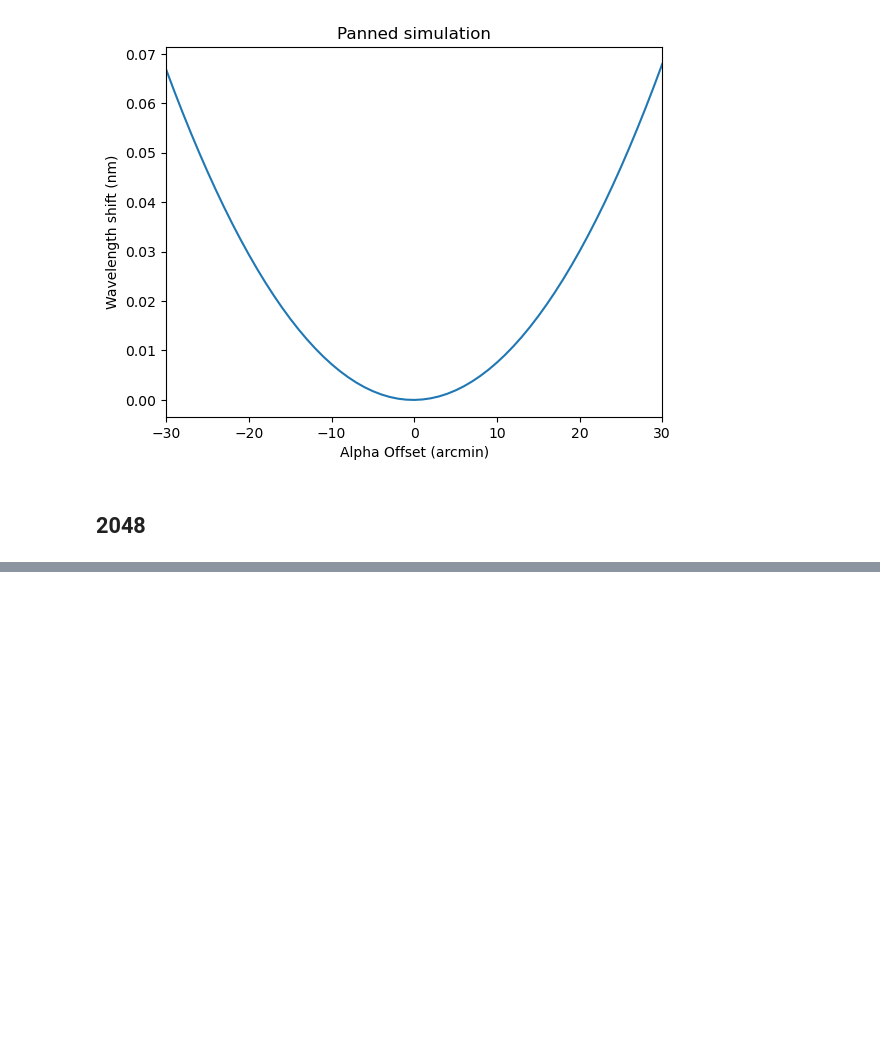
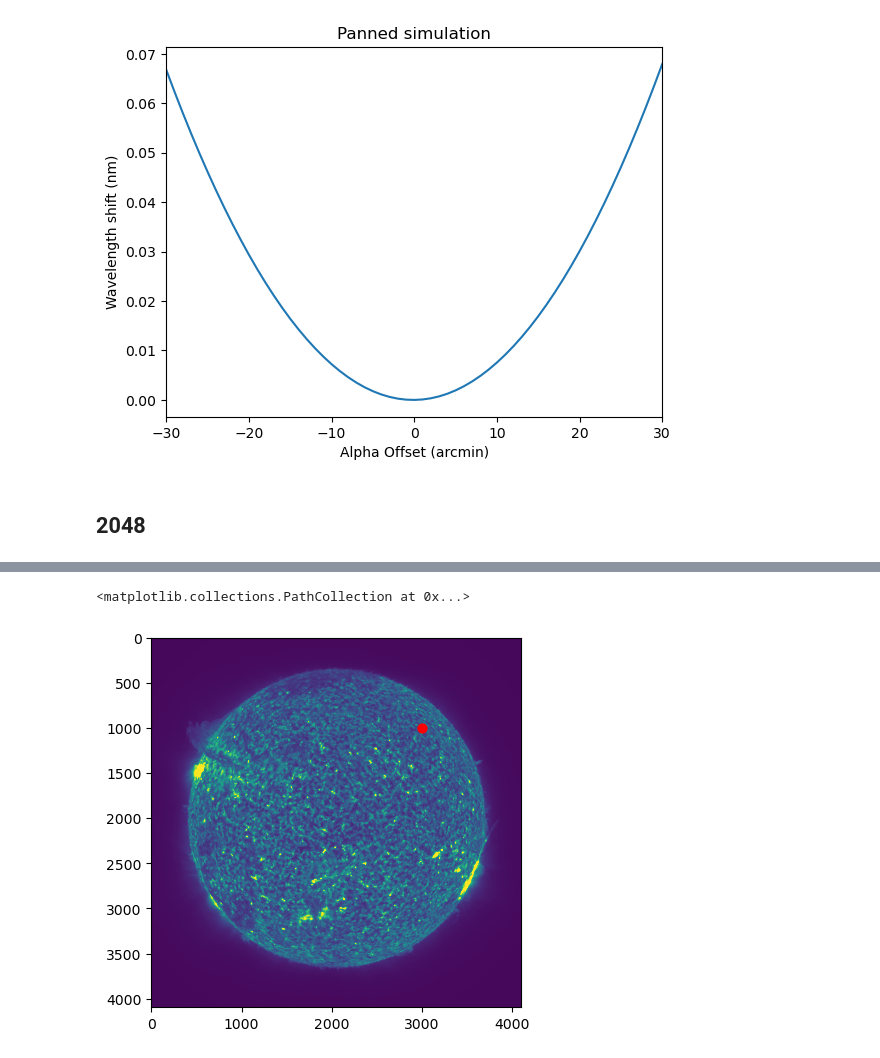
Before and after one commit to MaoChengzhi/EVE-spectrum-correction, a Jupyter notebook: Chapter3/AIA_main/AIA_basics.ipynb, the cells around one changed output, grey strips where cells are left out. Cells and saved outputs as stored; diff of their text form; code cells hidden in the pictures; blank space fills up the shorter version.

```diff
--- a/Chapter3/AIA_main/AIA_basics.ipynb
+++ b/Chapter3/AIA_main/AIA_basics.ipynb
@@ -357,0 +539,7 @@ ax.set_xlim(-30,30)
+# %%
+fig,ax = plt.subplots()
+ax.imshow(m_aia.data,vmax=300)
+ax.scatter(3000,1000,c='red',s=40)
+# %% [output]
+<matplotlib.collections.PathCollection at 0x...>
+[figure, added]
```
Also changed, not shown: parts of 36 cells of this notebook, 13 other files.
